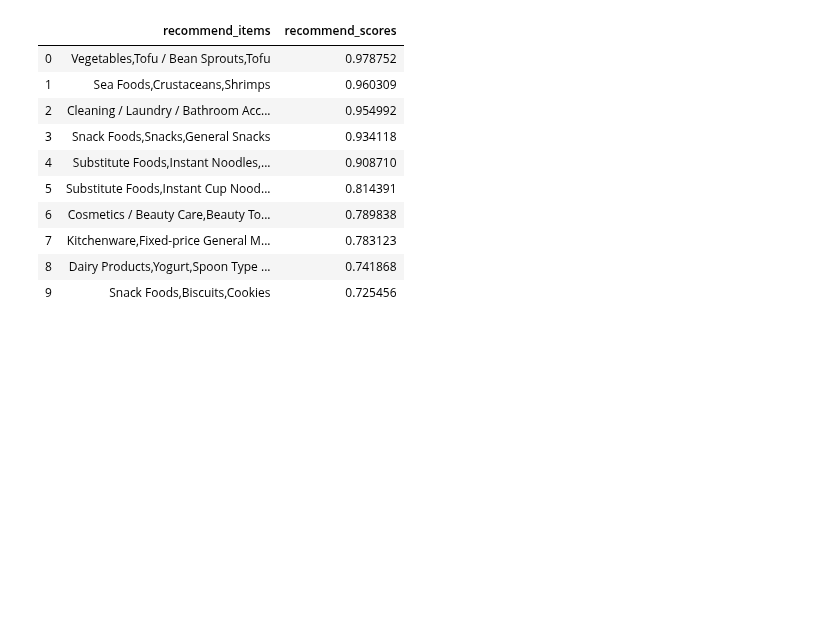
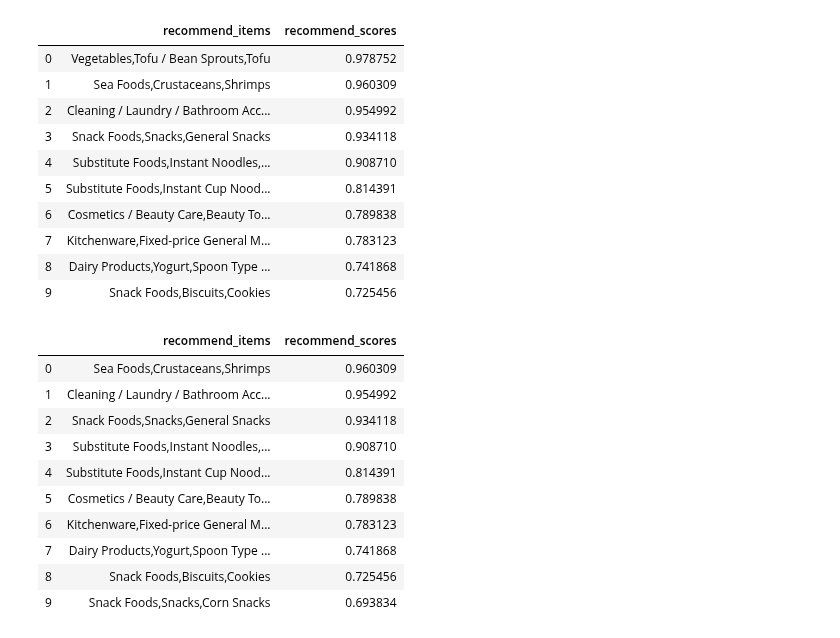
Before and after one commit to hojisu/recommendation-project, a Jupyter notebook: Alternating-Least-Squares-Rec-system.ipynb, the cells around one changed output. Cells and saved outputs as stored; diff of their text form; code cells hidden in the pictures; blank space fills up the shorter version.

```diff
--- a/Alternating-Least-Squares-Rec-system.ipynb
+++ b/Alternating-Least-Squares-Rec-system.ipynb
@@ -583,3 +585,18 @@ rec_items(39423, product_train, user_vecs, item_vecs, user_lookup, item_lookup,
 | 7 | Kitchenware,Fixed-price General M... | 0.783123 |
 | 8 | Dairy Products,Yogurt,Spoon Type ... | 0.741868 |
 | 9 | Snack Foods,Biscuits,Cookies | 0.725456 |
+# %%
+rec_items(39423, product_test, user_vecs, item_vecs, user_lookup, item_lookup,
+                       num_items = 10)
+# %% [output]
+|  | recommend_items | recommend_scores |
+| 0 | Sea Foods,Crustaceans,Shrimps | 0.960309 |
+| 1 | Cleaning / Laundry / Bathroom Acc... | 0.954992 |
+| 2 | Snack Foods,Snacks,General Snacks | 0.934118 |
+| 3 | Substitute Foods,Instant Noodles,... | 0.908710 |
+| 4 | Substitute Foods,Instant Cup Nood... | 0.814391 |
+| 5 | Cosmetics / Beauty Care,Beauty To... | 0.789838 |
+| 6 | Kitchenware,Fixed-price General M... | 0.783123 |
+| 7 | Dairy Products,Yogurt,Spoon Type ... | 0.741868 |
+| 8 | Snack Foods,Biscuits,Cookies | 0.725456 |
+| 9 | Snack Foods,Snacks,Corn Snacks | 0.693834 |
```
Also changed, not shown: parts of 2 cells of this notebook, 1 other file.
